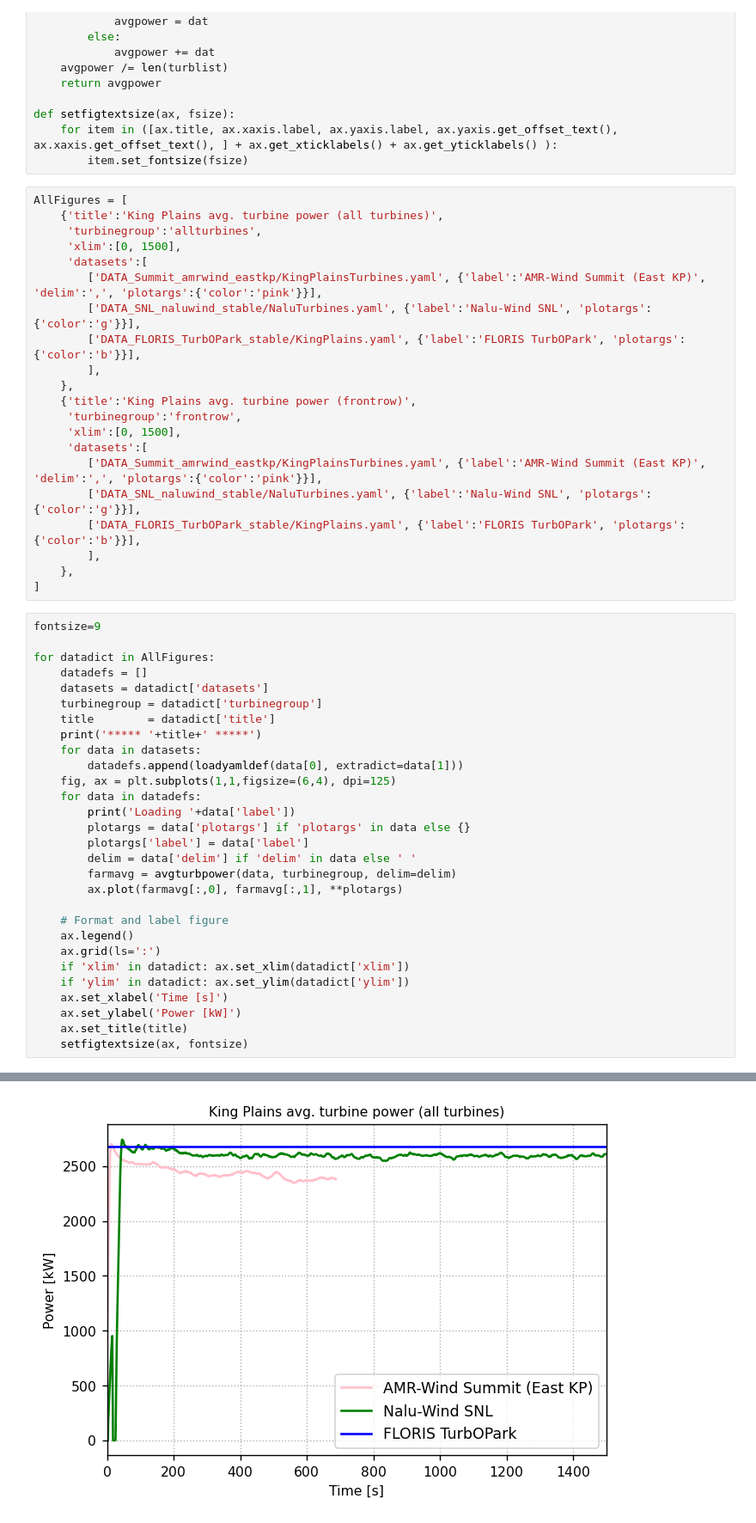
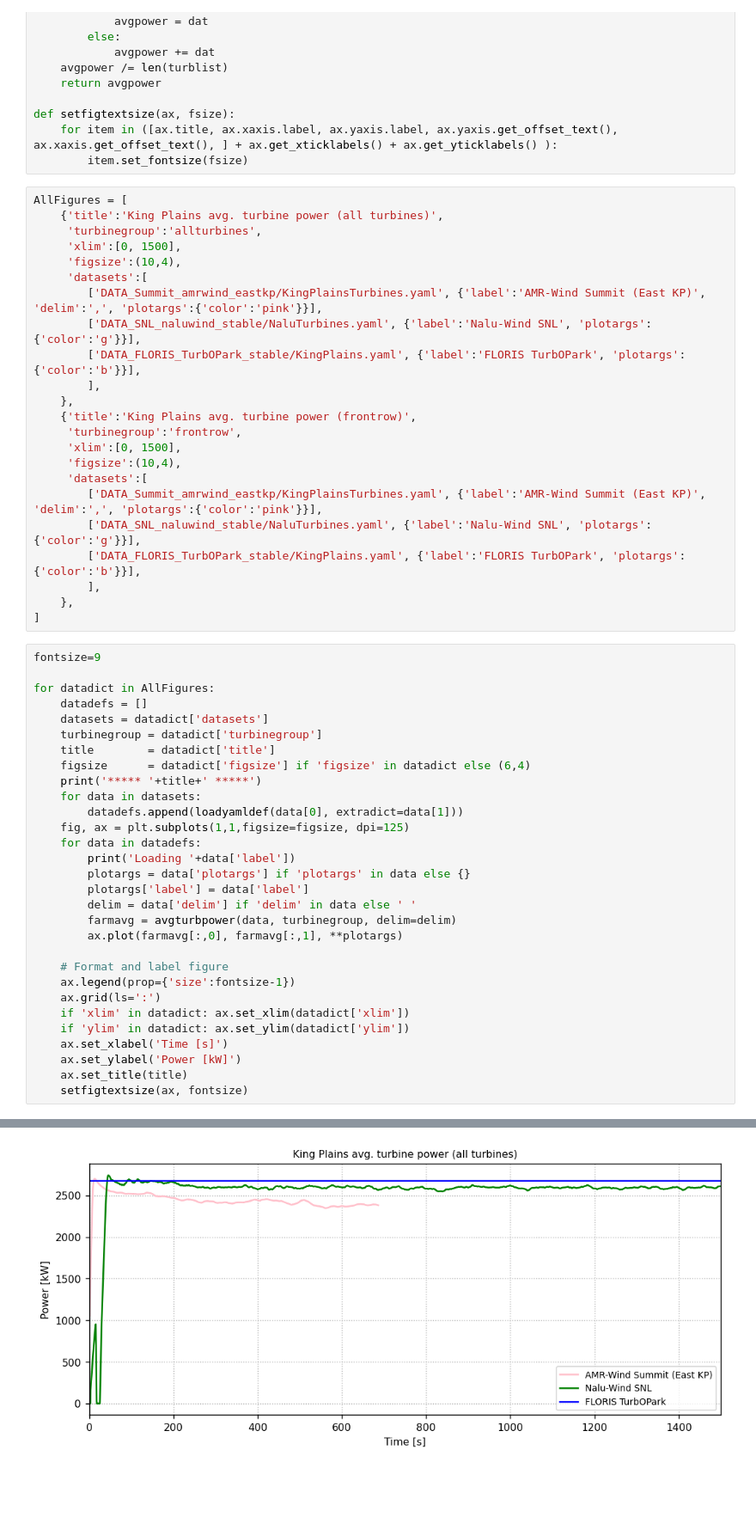
Before and after one commit to lawrenceccheung/AWAKEN_summit_setup, a Jupyter notebook: CompareResults/TurbinePower/Stable/ComparePower_AllFarms.ipynb, the cells around one changed output, grey strips where cells are left out. Shown at 86% size. Drawn from its saved outputs; the diff is of its cells as text; blank space fills up the shorter version.

```diff
--- a/CompareResults/TurbinePower/Stable/ComparePower_AllFarms.ipynb
+++ b/CompareResults/TurbinePower/Stable/ComparePower_AllFarms.ipynb
@@ -71,6 +71,7 @@ AllFigures = [
     {'title':'King Plains avg. turbine power (all turbines)',
      'turbinegroup':'allturbines',
      'xlim':[0, 1500],
+     'figsize':(10,4),
      'datasets':[
         ['DATA_Summit_amrwind_eastkp/KingPlainsTurbines.yaml', {'label':'AMR-Wind Summit (East KP)', 'delim':',', 'plotargs':{'color':'pink'}}],
         ['DATA_SNL_naluwind_stable/NaluTurbines.yaml', {'label':'Nalu-Wind SNL', 'plotargs':{'color':'g'}}],
@@ -80,6 +81,7 @@ AllFigures = [
     {'title':'King Plains avg. turbine power (frontrow)',
      'turbinegroup':'frontrow',
      'xlim':[0, 1500],
+     'figsize':(10,4),
      'datasets':[
         ['DATA_Summit_amrwind_eastkp/KingPlainsTurbines.yaml', {'label':'AMR-Wind Summit (East KP)', 'delim':',', 'plotargs':{'color':'pink'}}],
         ['DATA_SNL_naluwind_stable/NaluTurbines.yaml', {'label':'Nalu-Wind SNL', 'plotargs':{'color':'g'}}],
@@ -95,34 +97,35 @@ for datadict in AllFigures:
     datasets = datadict['datasets']
     turbinegroup = datadict['turbinegroup']
     title        = datadict['title']
+    figsize      = datadict['figsize'] if 'figsize' in datadict else (6,4)
     print('***** '+title+' *****')
     for data in datasets:
         datadefs.append(loadyamldef(data[0], extradict=data[1]))
-    fig, ax = plt.subplots(1,1,figsize=(6,4), dpi=125)
+    fig, ax = plt.subplots(1,1,figsize=figsize, dpi=125)
     for data in datadefs:
         print('Loading '+data['label'])
         plotargs = data['plotargs'] if 'plotargs' in data else {}
         plotargs['label'] = data['label']
         delim = data['delim'] if 'delim' in data else ' '
         farmavg = avgturbpower(data, turbinegroup, delim=delim)
         ax.plot(farmavg[:,0], farmavg[:,1], **plotargs)
 
     # Format and label figure
-    ax.legend()
+    ax.legend(prop={'size':fontsize-1})
     ax.grid(ls=':')
     if 'xlim' in datadict: ax.set_xlim(datadict['xlim'])
     if 'ylim' in datadict: ax.set_ylim(datadict['ylim'])
     ax.set_xlabel('Time [s]')
     ax.set_ylabel('Power [kW]')
     ax.set_title(title)
     setfigtextsize(ax, fontsize)
 # %% [output]
 ***** King Plains avg. turbine power (all turbines) *****
 Loading AMR-Wind Summit (East KP)
 Loading Nalu-Wind SNL
 Loading FLORIS TurbOPark
 ***** King Plains avg. turbine power (frontrow) *****
 Loading AMR-Wind Summit (East KP)
 Loading Nalu-Wind SNL
 Loading FLORIS TurbOPark
-[figure, old version]
+[figure, new version]
```
Also changed, not shown: parts of 1 cell of this notebook, 8 other files.
